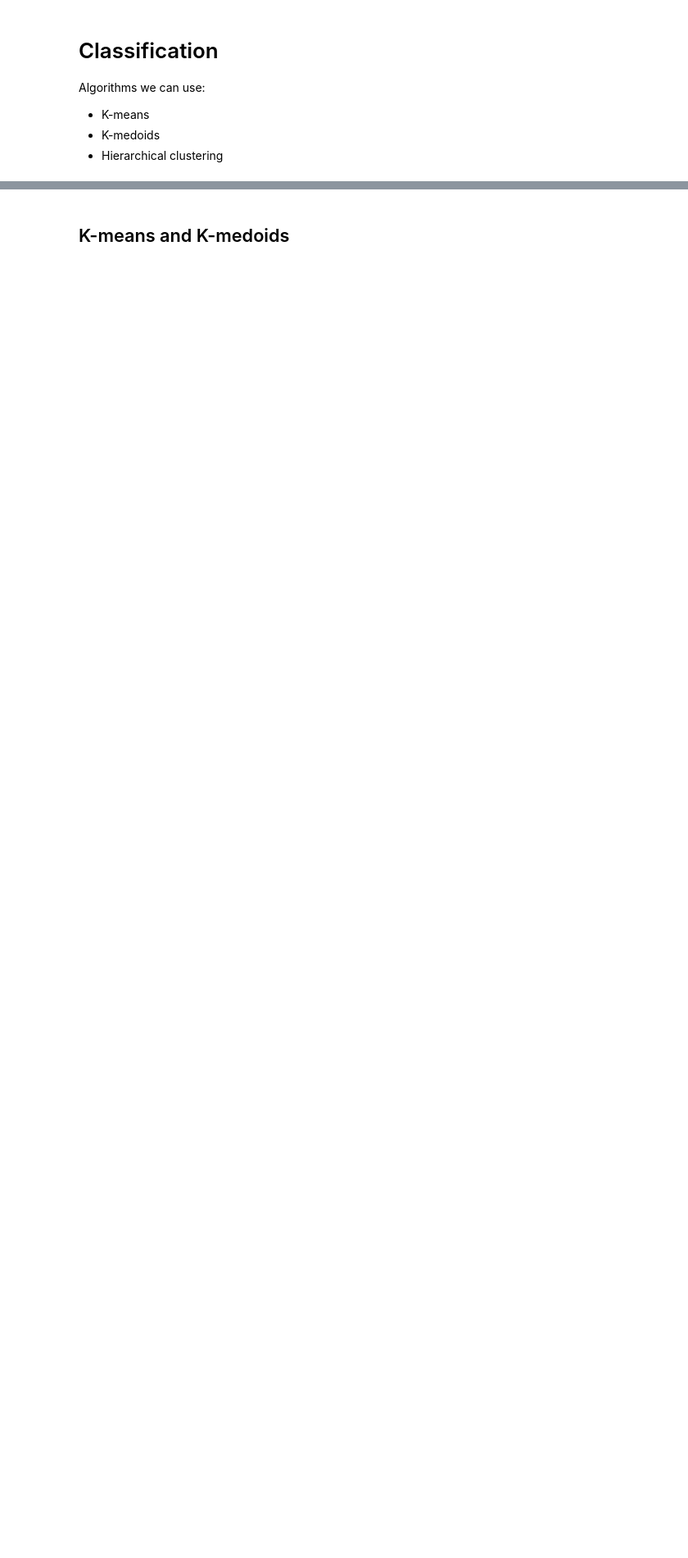
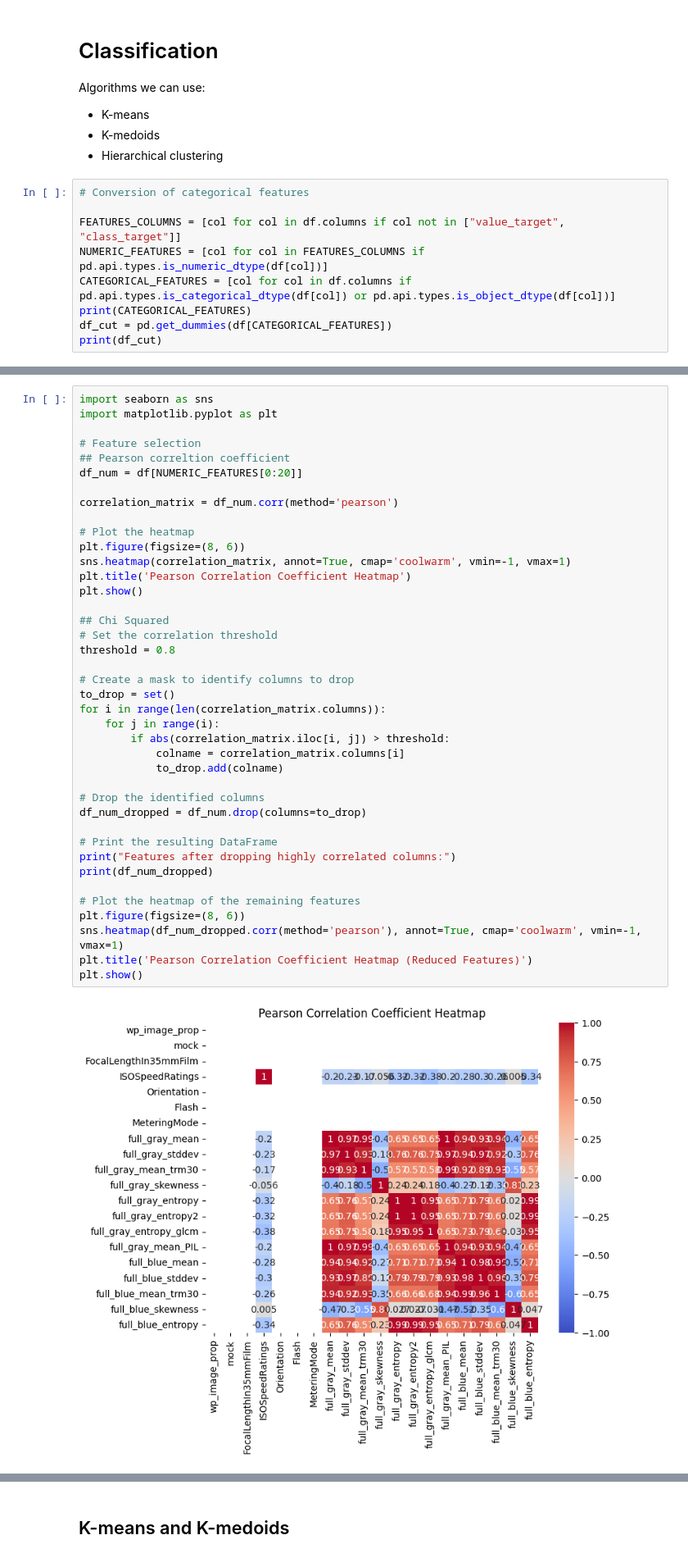
Before and after one commit to Frollamma/progetto-piccialli, a Jupyter notebook: main.ipynb, the cells around one changed output, grey strips where cells are left out. Shown: that part at 82% size. Cells and saved outputs as stored; diff of their text form; blank space fills up the shorter version.

Commit message:
Start feature selection

```diff
--- a/main.ipynb
+++ b/main.ipynb
@@ -210,3 +210,12 @@ Algorithms we can use:
 - K-means
 - K-medoids
 - Hierarchical clustering
+# %%
+# Conversion of categorical features
+
+FEATURES_COLUMNS = [col for col in df.columns if col not in ["value_target", "class_target"]]
+NUMERIC_FEATURES = [col for col in FEATURES_COLUMNS if pd.api.types.is_numeric_dtype(df[col])]
+CATEGORICAL_FEATURES = [col for col in df.columns if pd.api.types.is_categorical_dtype(df[col]) or pd.api.types.is_object_dtype(df[col])]
+print(CATEGORICAL_FEATURES)
+df_cut = pd.get_dummies(df[CATEGORICAL_FEATURES])
+print(df_cut)
@@ -212,0 +240,42 @@ Algorithms we can use:
+# %%
+import seaborn as sns
+import matplotlib.pyplot as plt
+
+# Feature selection
+## Pearson correltion coefficient
+df_num = df[NUMERIC_FEATURES[0:20]]
+
+correlation_matrix = df_num.corr(method='pearson')
+
+# Plot the heatmap
+plt.figure(figsize=(8, 6))
+sns.heatmap(correlation_matrix, annot=True, cmap='coolwarm', vmin=-1, vmax=1)
+plt.title('Pearson Correlation Coefficient Heatmap')
+plt.show()
+
+## Chi Squared
+# Set the correlation threshold
+threshold = 0.8
+
+# Create a mask to identify columns to drop
+to_drop = set()
+for i in range(len(correlation_matrix.columns)):
+    for j in range(i):
+        if abs(correlation_matrix.iloc[i, j]) > threshold:
+            colname = correlation_matrix.columns[i]
+            to_drop.add(colname)
+
+# Drop the identified columns
+df_num_dropped = df_num.drop(columns=to_drop)
+
+# Print the resulting DataFrame
+print("Features after dropping highly correlated columns:")
+print(df_num_dropped)
+
+# Plot the heatmap of the remaining features
+plt.figure(figsize=(8, 6))
+sns.heatmap(df_num_dropped.corr(method='pearson'), annot=True, cmap='coolwarm', vmin=-1, vmax=1)
+plt.title('Pearson Correlation Coefficient Heatmap (Reduced Features)')
+plt.show()
+# %% [output]
+[figure, added]
```
Also changed, not shown: parts of 4 cells of this notebook.
